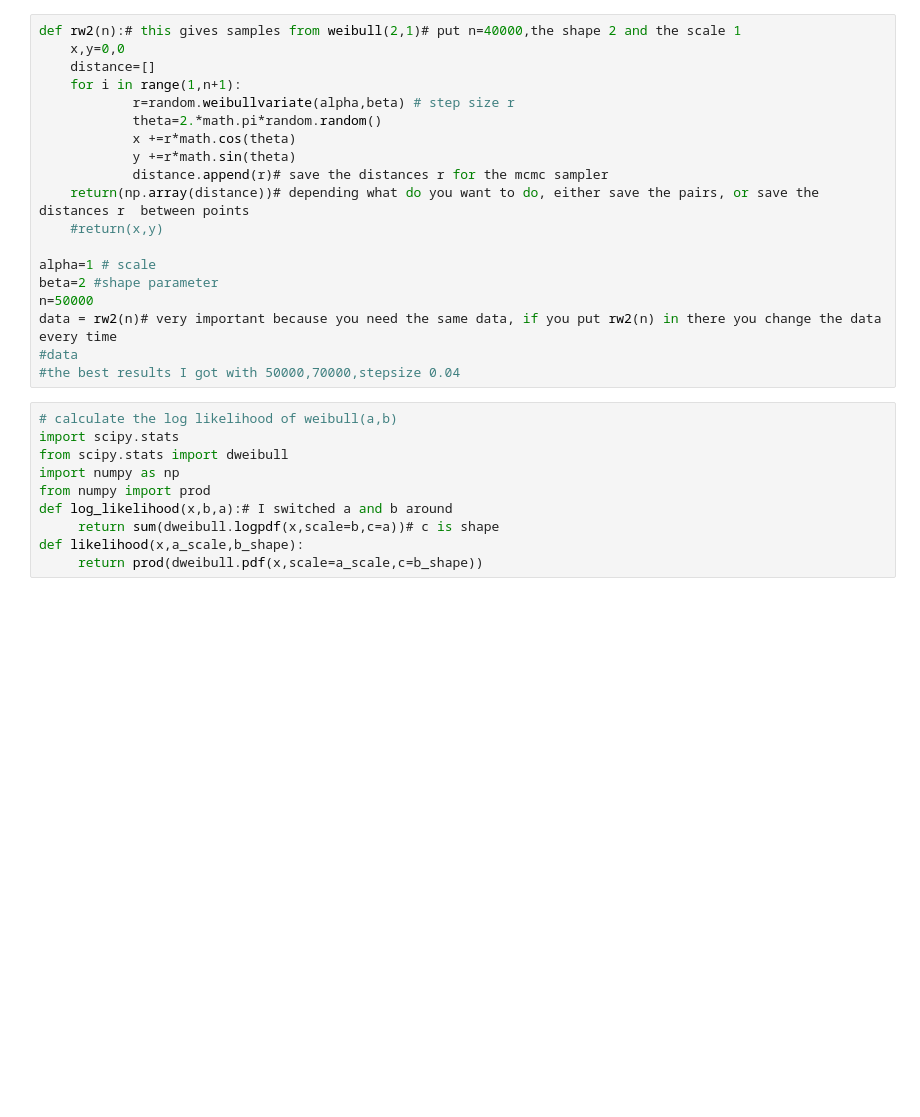
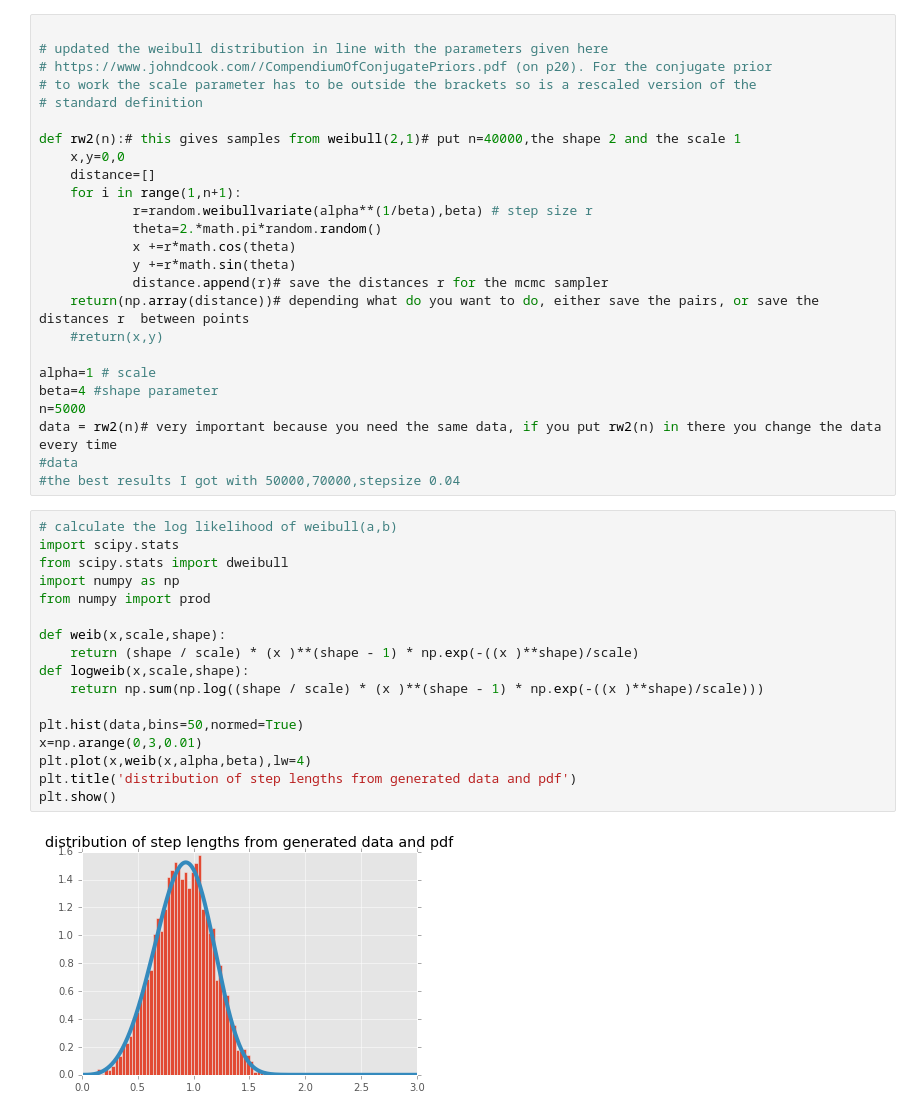
Before and after one commit to ionut199418/ionut, a Jupyter notebook: changes+done+for+the+inverse+gamma+prior.ipynb, the cells around one changed output. Saved outputs shown, nothing was run; the diff lists cells and outputs as text; blank space fills up the shorter version.

```diff
--- a/changes+done+for+the+inverse+gamma+prior.ipynb
+++ b/changes+done+for+the+inverse+gamma+prior.ipynb
@@ -10,11 +10,17 @@ from scipy.stats import invgamma
 from functools import partial
 import statistics
 # %%
+
+# updated the weibull distribution in line with the parameters given here
+# https://www.johndcook.com//CompendiumOfConjugatePriors.pdf (on p20). For the conjugate prior
+# to work the scale parameter has to be outside the brackets so is a rescaled version of the
+# standard definition
+
 def rw2(n):# this gives samples from weibull(2,1)# put n=40000,the shape 2 and the scale 1
     x,y=0,0
     distance=[]
     for i in range(1,n+1):
-            r=random.weibullvariate(alpha,beta) # step size r
+            r=random.weibullvariate(alpha**(1/beta),beta) # step size r
             theta=2.*math.pi*random.random()
             x +=r*math.cos(theta)
             y +=r*math.sin(theta)
@@ -23,21 +29,30 @@ def rw2(n):# this gives samples from weibull(2,1)# put n=40000,the shape 2 and t
     #return(x,y)
 
 alpha=1 # scale
-beta=2 #shape parameter
-n=50000
+beta=4 #shape parameter
+n=5000
 data = rw2(n)# very important because you need the same data, if you put rw2(n) in there you change the data every time
 #data
 #the best results I got with 50000,70000,stepsize 0.04
-# %%
-# calculate the log likelihood of weibull(a,b)
-import scipy.stats
-from scipy.stats import dweibull
-import numpy as np
-from numpy import prod
-def log_likelihood(x,b,a):# I switched a and b around
-     return sum(dweibull.logpdf(x,scale=b,c=a))# c is shape
-def likelihood(x,a_scale,b_shape):
-     return prod(dweibull.pdf(x,scale=a_scale,c=b_shape))
+# %%
+# calculate the log likelihood of weibull(a,b)
+import scipy.stats
+from scipy.stats import dweibull
+import numpy as np
+from numpy import prod
+
+def weib(x,scale,shape):
+    return (shape / scale) * (x )**(shape - 1) * np.exp(-((x )**shape)/scale)
+def logweib(x,scale,shape):
+    return np.sum(np.log((shape / scale) * (x )**(shape - 1) * np.exp(-((x )**shape)/scale)))
+
+plt.hist(data,bins=50,normed=True)
+x=np.arange(0,3,0.01)
+plt.plot(x,weib(x,alpha,beta),lw=4)
+plt.title('distribution of step lengths from generated data and pdf')
+plt.show()
+# %% [output]
+[figure, added]
 # %%
 import scipy.stats as stats
 from scipy.stats import invgamma
```
Also changed, not shown: parts of 4 cells of this notebook.
